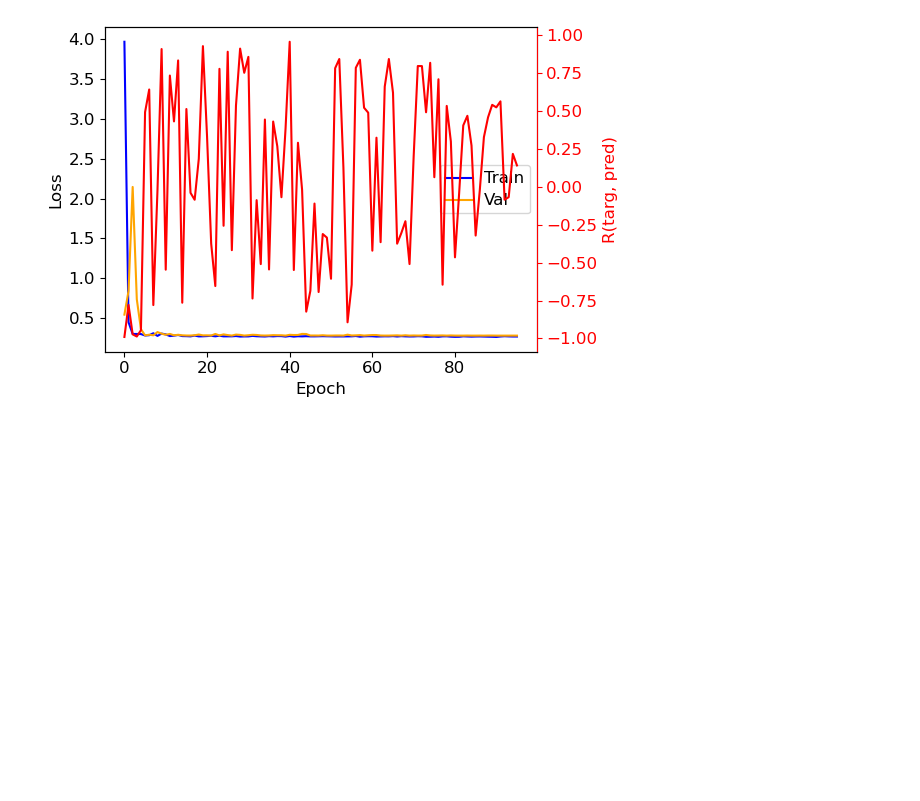
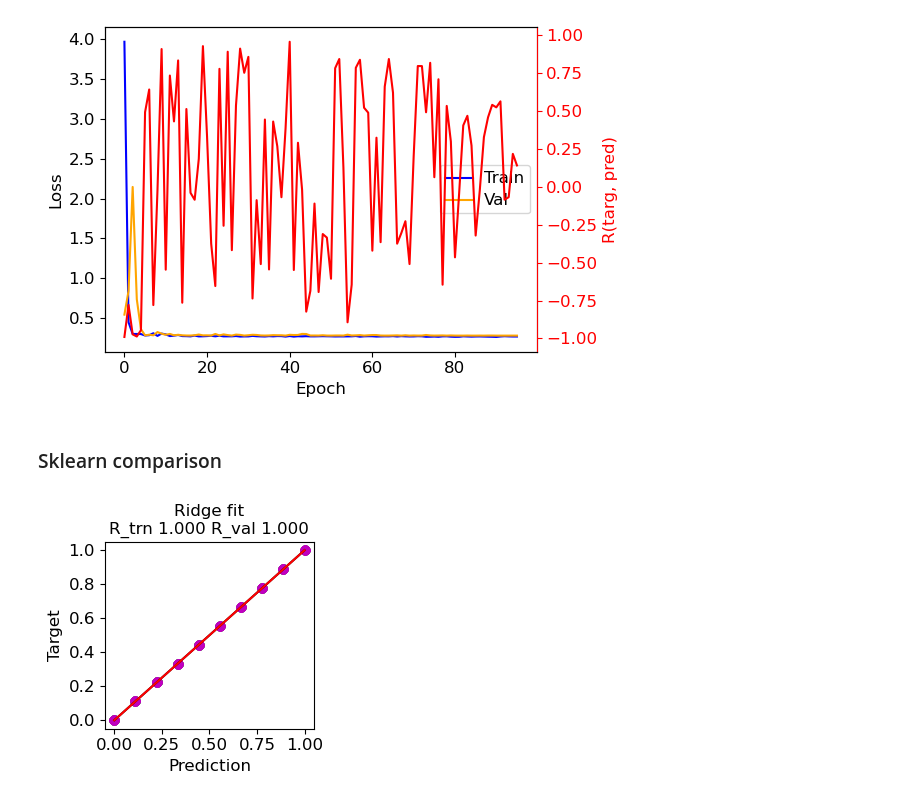
Before and after one commit to rkp8000/S5-regression, a Jupyter notebook: 4_ultralight_rgr_test.ipynb, the cells around one changed output. Saved outputs shown, nothing was run; the diff lists cells and outputs as text; code cells hidden in the pictures; blank space fills up the shorter version.

Commit message:
Add ridge regr comparison.

```diff
--- a/4_ultralight_rgr_test.ipynb
+++ b/4_ultralight_rgr_test.ipynb
@@ -112,3 +115,28 @@ set_color(ax_r, 'r')
 # %% [output]
 [figure]
 [figure]
+# %% [markdown]
+### Sklearn comparison
+# %%
+base = 'data_s5/ultralight/rgr/'
+# base = 'data_s5/ultralight/rgr_scrambled/'
+paths = {
+    'train': os.path.join(base, 'train.tsv'),
+    'eval': os.path.join(base, 'eval.tsv'),
+    'test': os.path.join(base, 'test.tsv')
+}
+
+ys, y_hats = fit_song_fmtn(paths, alpha=.01)
+# %%
+fig, ax = plt.subplots(1, 1, figsize=(3, 3), tight_layout=True)
+ax.scatter(y_hats['train'], ys['train'], c='gray')
+x_line, y_line, (slp, icpt, r_trn, p_val, stderr) = get_line(y_hats['train'], ys['train'])
+ax.plot(x_line, y_line, c='k')
+
+ax.scatter(y_hats['eval'], ys['eval'], c='m')
+x_line, y_line, (slp, icpt, r_val, p_val, stderr) = get_line(y_hats['eval'], ys['eval'])
+ax.plot(x_line, y_line, c='r')
+
+set_plot(ax, x_label='Prediction', y_label='Target', title=f'Ridge fit\nR_trn {r_trn:.3f} R_val {r_val:.3f}')
+# %% [output]
+[figure, added]
```
Also changed, not shown: parts of 2 cells of this notebook.
